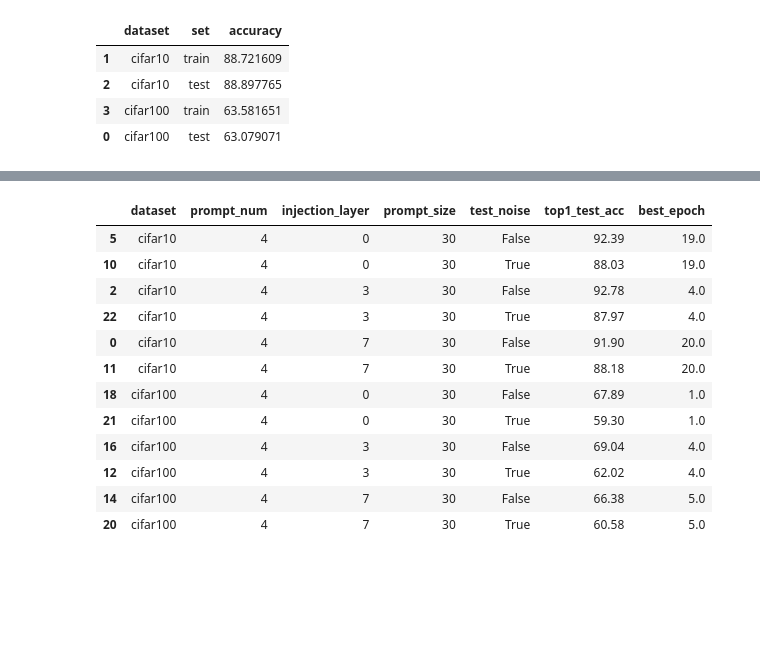
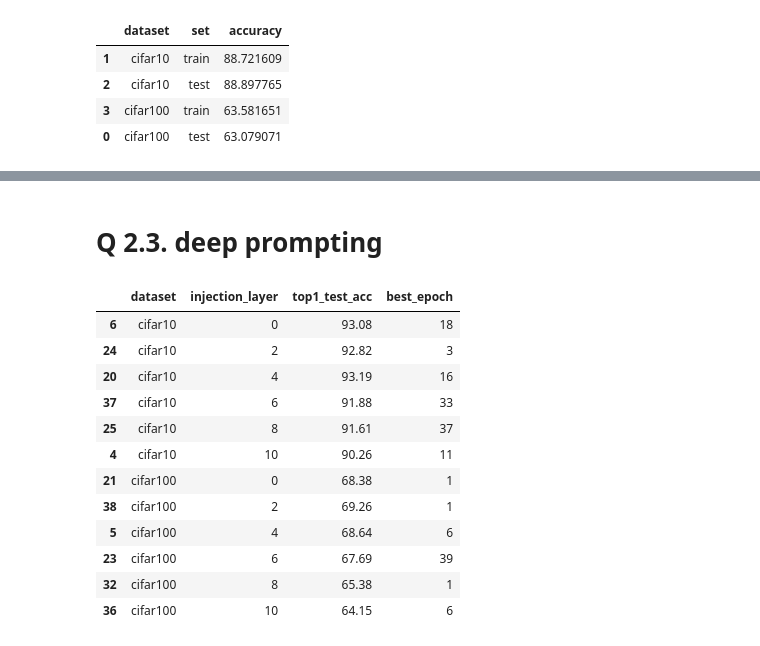
Before and after one commit to adamdivak/uvadlc_practicals_2023, a Jupyter notebook: assignment2/evaluate.ipynb, the cells around one changed output, grey strips where cells are left out. Cells and saved outputs as stored; diff of their text form; code cells hidden in the pictures; blank space fills up the shorter version.

```diff
--- a/assignment2/evaluate.ipynb
+++ b/assignment2/evaluate.ipynb
@@ -92,17 +153,21 @@ vp_df
+# %% [markdown]
+# Q 2.3. deep prompting
 # %%
 dp_df = vp_dp_df.query("prompt_type == 'deep_prompt'")[dp_cols].sort_values(["dataset", "injection_layer", "test_noise"])
-dp_df
+# dp_df
-# %% [output]
-|  | dataset | prompt_num | injection_layer | prompt_size | test_noise | top1_test_acc | best_epoch |
-| 5 | cifar10 | 4 | 0 | 30 | False | 92.39 | 19.0 |
-| 10 | cifar10 | 4 | 0 | 30 | True | 88.03 | 19.0 |
-| 2 | cifar10 | 4 | 3 | 30 | False | 92.78 | 4.0 |
-| 22 | cifar10 | 4 | 3 | 30 | True | 87.97 | 4.0 |
-| 0 | cifar10 | 4 | 7 | 30 | False | 91.90 | 20.0 |
-| 11 | cifar10 | 4 | 7 | 30 | True | 88.18 | 20.0 |
-| 18 | cifar100 | 4 | 0 | 30 | False | 67.89 | 1.0 |
-| 21 | cifar100 | 4 | 0 | 30 | True | 59.30 | 1.0 |
-| 16 | cifar100 | 4 | 3 | 30 | False | 69.04 | 4.0 |
-| 12 | cifar100 | 4 | 3 | 30 | True | 62.02 | 4.0 |
-| 14 | cifar100 | 4 | 7 | 30 | False | 66.38 | 5.0 |
-| 20 | cifar100 | 4 | 7 | 30 | True | 60.58 | 5.0 |
+# %%
+dp_df.query("test_noise == False")[["dataset", "injection_layer", "top1_test_acc", "best_epoch"]]
+# %% [output]
+|  | dataset | injection_layer | top1_test_acc | best_epoch |
+| 6 | cifar10 | 0 | 93.08 | 18 |
+| 24 | cifar10 | 2 | 92.82 | 3 |
+| 20 | cifar10 | 4 | 93.19 | 16 |
+| 37 | cifar10 | 6 | 91.88 | 33 |
+| 25 | cifar10 | 8 | 91.61 | 37 |
+| 4 | cifar10 | 10 | 90.26 | 11 |
+| 21 | cifar100 | 0 | 68.38 | 1 |
+| 38 | cifar100 | 2 | 69.26 | 1 |
+| 5 | cifar100 | 4 | 68.64 | 6 |
+| 23 | cifar100 | 6 | 67.69 | 39 |
+| 32 | cifar100 | 8 | 65.38 | 1 |
+| 36 | cifar100 | 10 | 64.15 | 6 |
```
Also changed, not shown: parts of 36 cells of this notebook, 9 other files.
